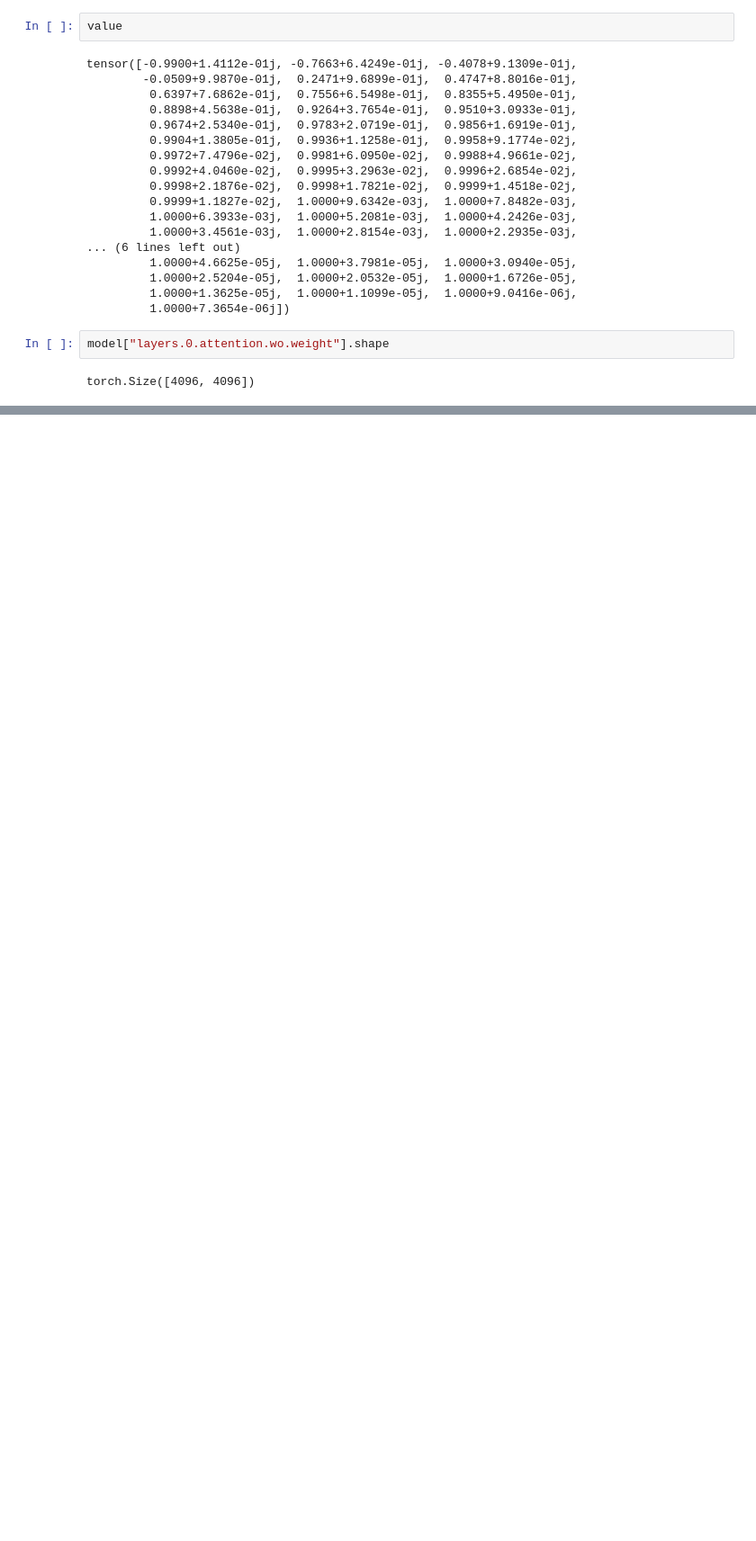
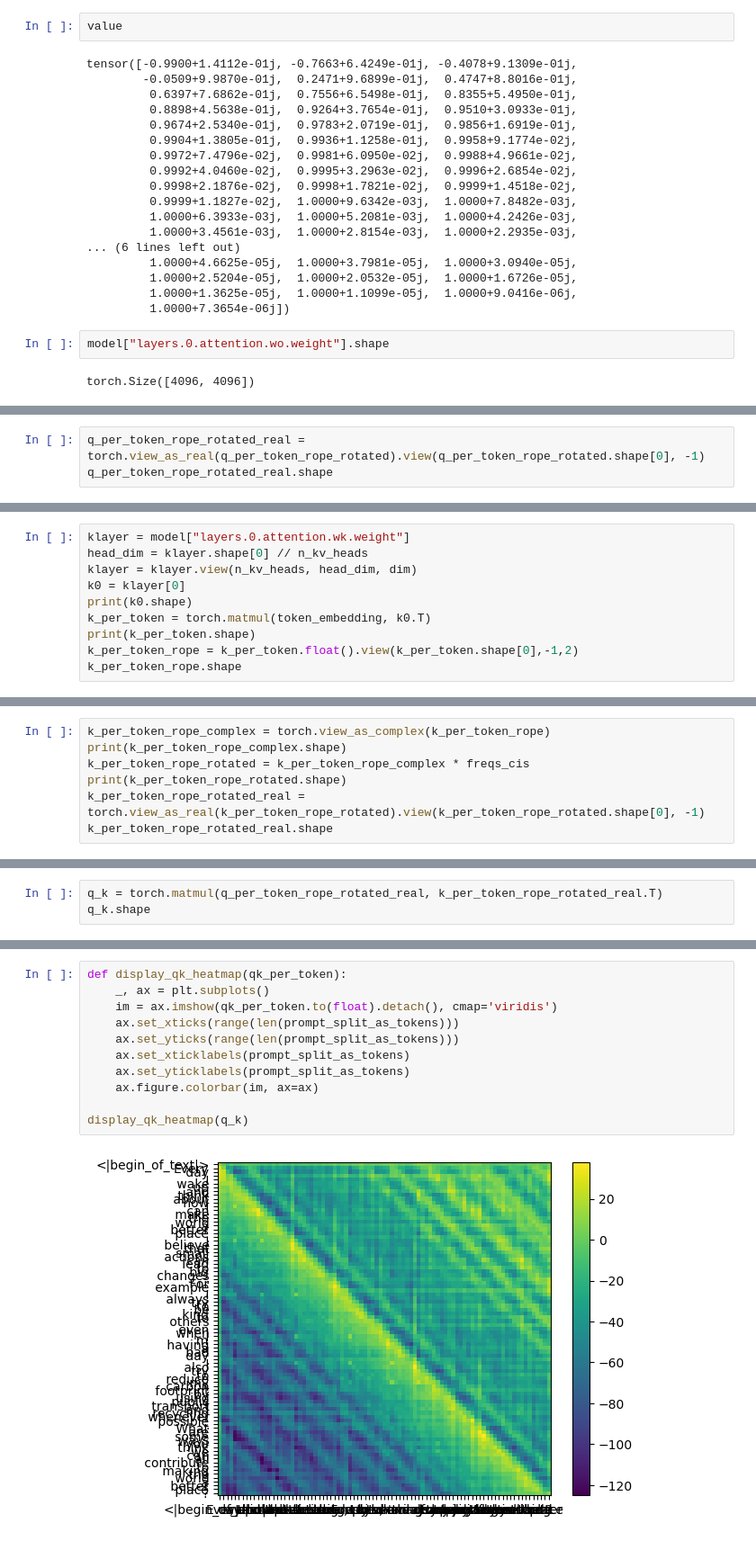
Before and after one commit to Conqcd/learnllm, a Jupyter notebook: leranLLAMA3.ipynb, the cells around one changed output, grey strips where cells are left out. Shown at 90% size. Cells and saved outputs as stored; diff of their text form; blank space fills up the shorter version.

```diff
--- a/leranLLAMA3.ipynb
+++ b/leranLLAMA3.ipynb
@@ -212,0 +223,3 @@ torch.Size([4096, 4096])
+# %%
+q_per_token_rope_rotated_real = torch.view_as_real(q_per_token_rope_rotated).view(q_per_token_rope_rotated.shape[0], -1)
+q_per_token_rope_rotated_real.shape
@@ -212,0 +230,10 @@ torch.Size([4096, 4096])
+# %%
+klayer = model["layers.0.attention.wk.weight"]
+head_dim = klayer.shape[0] // n_kv_heads
+klayer = klayer.view(n_kv_heads, head_dim, dim)
+k0 = klayer[0]
+print(k0.shape)
+k_per_token = torch.matmul(token_embedding, k0.T)
+print(k_per_token.shape)
+k_per_token_rope = k_per_token.float().view(k_per_token.shape[0],-1,2)
+k_per_token_rope.shape
@@ -212,0 +252,7 @@ torch.Size([4096, 4096])
+# %%
+k_per_token_rope_complex = torch.view_as_complex(k_per_token_rope)
+print(k_per_token_rope_complex.shape)
+k_per_token_rope_rotated = k_per_token_rope_complex * freqs_cis
+print(k_per_token_rope_rotated.shape)
+k_per_token_rope_rotated_real = torch.view_as_real(k_per_token_rope_rotated).view(k_per_token_rope_rotated.shape[0], -1)
+k_per_token_rope_rotated_real.shape
@@ -212,0 +265,3 @@ torch.Size([4096, 4096])
+# %%
+q_k = torch.matmul(q_per_token_rope_rotated_real, k_per_token_rope_rotated_real.T)
+q_k.shape
@@ -212,0 +272,13 @@ torch.Size([4096, 4096])
+# %%
+def display_qk_heatmap(qk_per_token):
+    _, ax = plt.subplots()
+    im = ax.imshow(qk_per_token.to(float).detach(), cmap='viridis')
+    ax.set_xticks(range(len(prompt_split_as_tokens)))
+    ax.set_yticks(range(len(prompt_split_as_tokens)))
+    ax.set_xticklabels(prompt_split_as_tokens)
+    ax.set_yticklabels(prompt_split_as_tokens)
+    ax.figure.colorbar(im, ax=ax)
+
+display_qk_heatmap(q_k)
+# %% [output]
+[figure, added]
```
Also changed, not shown: parts of 39 cells of this notebook.
